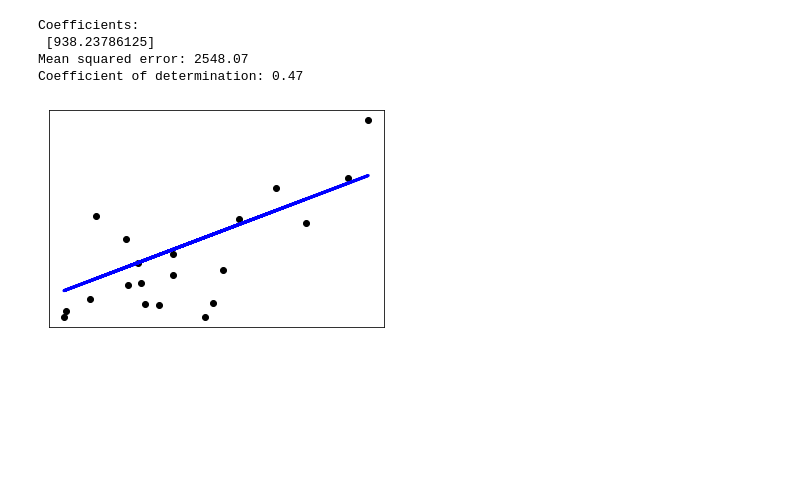
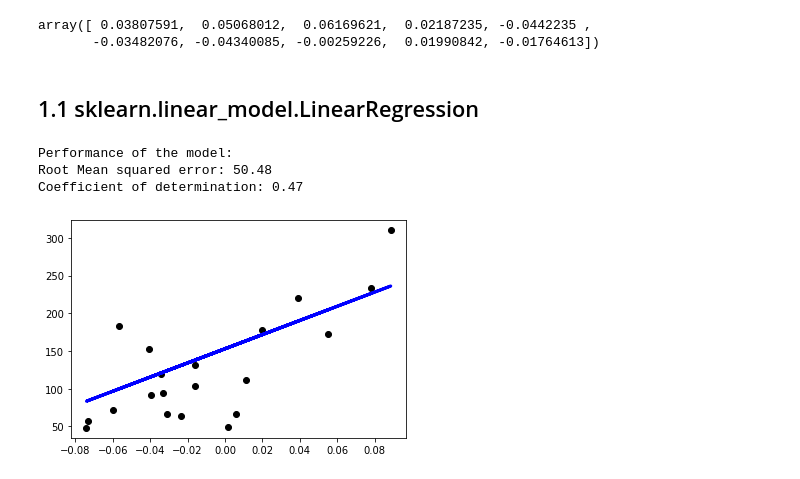
Before and after one commit to loelu/MaLe, a Jupyter notebook: PVA6/MaLe_PVA6.ipynb, the cells around one changed output. Drawn from its saved outputs; the diff is of its cells as text; code cells hidden in the pictures; blank space fills up the shorter version.

```diff
--- a/PVA6/MaLe_PVA6.ipynb
+++ b/PVA6/MaLe_PVA6.ipynb
@@ -41,0 +48,3 @@ array([-0.39292219, -0.46749346,  0.02768473,  0.06441362, -0.50323135,
+# %%
+diabetes_dataset = datasets.load_diabetes()
+print(diabetes_dataset.DESCR)
@@ -42,52 +69,49 @@ array([-0.39292219, -0.46749346,  0.02768473,  0.06441362, -0.50323135,
+# %%
+# example instance with the 10 features
+diabetes_dataset['data'][0]
+# %% [output]
+array([ 0.03807591,  0.05068012,  0.06169621,  0.02187235, -0.0442235 ,
+       -0.03482076, -0.04340085, -0.00259226,  0.01990842, -0.01764613])
+# %% [markdown]
+## 1.1 sklearn.linear_model.LinearRegression
 # %%
-import matplotlib.pyplot as plt
-import numpy as np
-from sklearn import datasets, linear_model
-from sklearn.metrics import mean_squared_error, r2_score
+diabetes_dataset_X, diabetes_dataset_y = datasets.load_diabetes(return_X_y=True)
 
-# Load the diabetes dataset
-diabetes_X, diabetes_y = datasets.load_diabetes(return_X_y=True)
+# use only one feature to show a 2d graph of the result
+diabetes_dataset_X = diabetes_dataset_X[:, np.newaxis, 2]
 
-# Use only one feature
-diabetes_X = diabetes_X[:, np.newaxis, 2]
+# split into train and test data
+diabetes_dataset_X_train = diabetes_dataset_X[:-20]
+diabetes_dataset_X_test = diabetes_dataset_X[-20:]
 
-# Split the data into training/testing sets
-diabetes_X_train = diabetes_X[:-20]
-diabetes_X_test = diabetes_X[-20:]
+diabetes_dataset_y_train = diabetes_dataset_y[:-20]
+diabetes_dataset_y_test = diabetes_dataset_y[-20:]
 
-# Split the targets into training/testing sets
-diabetes_y_train = diabetes_y[:-20]
-diabetes_y_test = diabetes_y[-20:]
-
-# Create linear regression object
+# linear regression
 regr = linear_model.LinearRegression()
 
-# Train the model using the training sets
-regr.fit(diabetes_X_train, diabetes_y_train)
+# model training
+regr.fit(diabetes_dataset_X_train, diabetes_dataset_y_train)
 
-# Make predictions using the testing set
-diabetes_y_pred = regr.predict(diabetes_X_test)
+# predictions
+diabetes_dataset_y_predictions = regr.predict(diabetes_dataset_X_test)
 
-# The coefficients
-print('Coefficients: \n', regr.coef_)
-# The mean squared error
-print('Mean squared error: %.2f'
-      % mean_squared_error(diabetes_y_test, diabetes_y_pred))
+
+print("Performance of the model:")
+
+# The root mean squared error: 0 is perfect prediction
+print('Root Mean squared error: %.2f'
+      % math.sqrt(mean_squared_error(diabetes_dataset_y_test, diabetes_dataset_y_predictions)))
 # The coefficient of determination: 1 is perfect prediction
 print('Coefficient of determination: %.2f'
-      % r2_score(diabetes_y_test, diabetes_y_pred))
+      % r2_score(diabetes_dataset_y_test, diabetes_dataset_y_predictions))
 
 # Plot outputs
-plt.scatter(diabetes_X_test, diabetes_y_test,  color='black')
-plt.plot(diabetes_X_test, diabetes_y_pred, color='blue', linewidth=3)
-
-plt.xticks(())
-plt.yticks(())
-
+plt.scatter(diabetes_dataset_X_test, diabetes_dataset_y_test,  color='black')
+plt.plot(diabetes_dataset_X_test, diabetes_dataset_y_predictions, color='blue', linewidth=3)
 plt.show()
 # %% [output]
-Coefficients:
- [938.23786125]
-Mean squared error: 2548.07
+Performance of the model:
+Root Mean squared error: 50.48
 Coefficient of determination: 0.47
-[figure, old version]
+[figure, new version]
```
Also changed, not shown: parts of 23 cells of this notebook, 1 other file.
